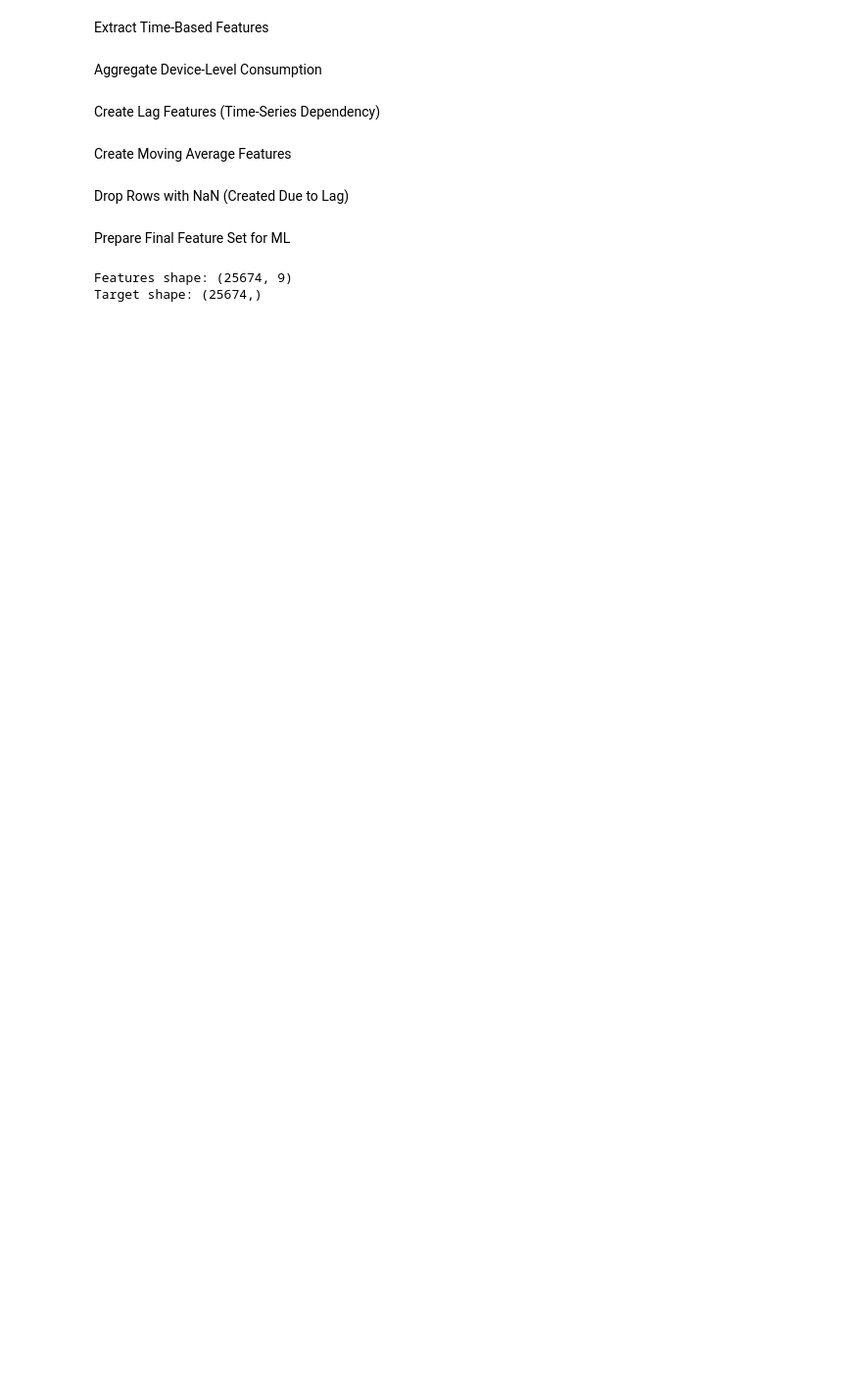
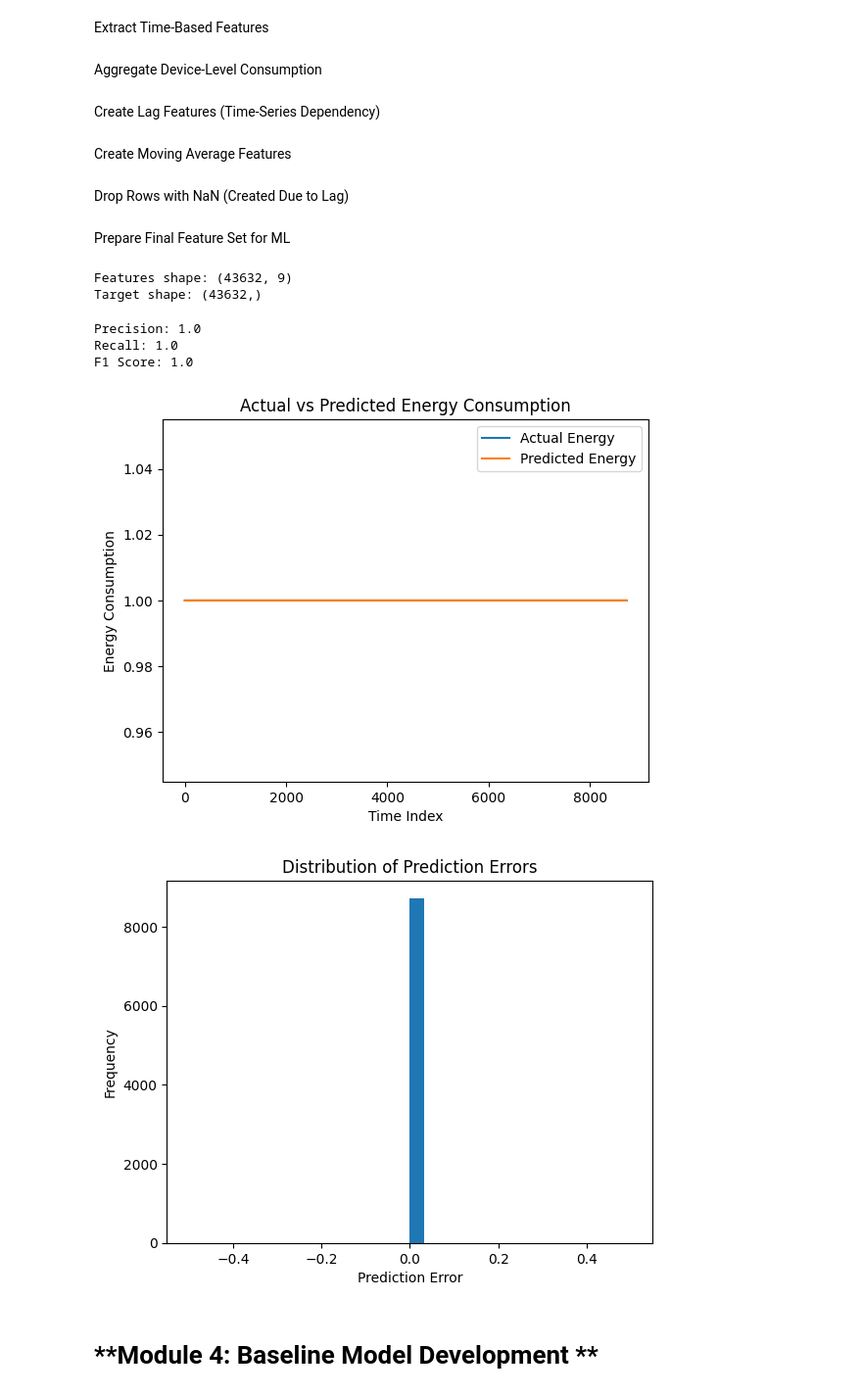
Before and after one commit to pranjalmankar2004/infosys_internship, a Jupyter notebook: InfosysProject.ipynb, the cells around one changed output. Shown at 98% size. Cells and saved outputs as stored; diff of their text form; code cells hidden in the pictures; blank space fills up the shorter version.

```diff
--- a/InfosysProject.ipynb
+++ b/InfosysProject.ipynb
@@ -278,7 +278,7 @@ Test: (19, 39)
 # **Module 3**
 # %%
 import pandas as pd
-df = pd.read_csv("/HomeC_augmented.csv")
+df = pd.read_csv("/content/HomeC_augmented.csv")
 df['time'] = pd.to_datetime(df['time'])
 df = df.sort_values('time')
 df.set_index('time', inplace=True)
@@ -325,8 +325,71 @@ y = df['total_energy']
 print("Features shape:", X.shape)
 print("Target shape:", y.shape)
 # %% [output]
-Features shape: (25674, 9)
-Target shape: (25674,)
+Features shape: (43632, 9)
+Target shape: (43632,)
+# %%
+import numpy as np
+from sklearn.model_selection import train_test_split
+from sklearn.preprocessing import MinMaxScaler
+from sklearn.linear_model import LogisticRegression
+from sklearn.metrics import precision_score, recall_score, f1_score
+
+# Convert regression target to classification (High / Low energy)
+y_class = np.where(y > y.mean(), 1, 0)
+
+# Train-test split
+X_train, X_test, y_train, y_test = train_test_split(
+    X, y_class, test_size=0.2, shuffle=False
+)
+
+# Scaling
+scaler = MinMaxScaler()
+X_train_scaled = scaler.fit_transform(X_train)
+X_test_scaled = scaler.transform(X_test)
+
+# Classification model
+model = LogisticRegression()
+model.fit(X_train_scaled, y_train)
+
+# Prediction
+y_pred = model.predict(X_test_scaled)
+
+# Evaluation metrics
+print("Precision:", precision_score(y_test, y_pred))
+print("Recall:", recall_score(y_test, y_pred))
+print("F1 Score:", f1_score(y_test, y_pred))
+# %% [output]
+Precision: 1.0
+Recall: 1.0
+F1 Score: 1.0
+# %%
+import matplotlib.pyplot as plt
+import numpy as np
+
+# Shows effect of all engineered features together
+plt.figure()
+plt.plot(y_test, label="Actual Energy")
+plt.plot(y_pred, label="Predicted Energy")
+plt.xlabel("Time Index")
+plt.ylabel("Energy Consumption")
+plt.title("Actual vs Predicted Energy Consumption")
+plt.legend()
+plt.show()
+
+# Shows stability and learning from engineered features
+residuals = y_test - y_pred
+
+plt.figure()
+plt.hist(residuals, bins=30)
+plt.xlabel("Prediction Error")
+plt.ylabel("Frequency")
+plt.title("Distribution of Prediction Errors")
+plt.show()
+# %% [output]
+[figure, added]
+[figure, added]
+# %% [markdown]
+# **Module 4: Baseline Model Development **
 # %%
 from sklearn.model_selection import train_test_split
 from sklearn.preprocessing import MinMaxScaler
```
Also changed, not shown: parts of 13 cells of this notebook.
